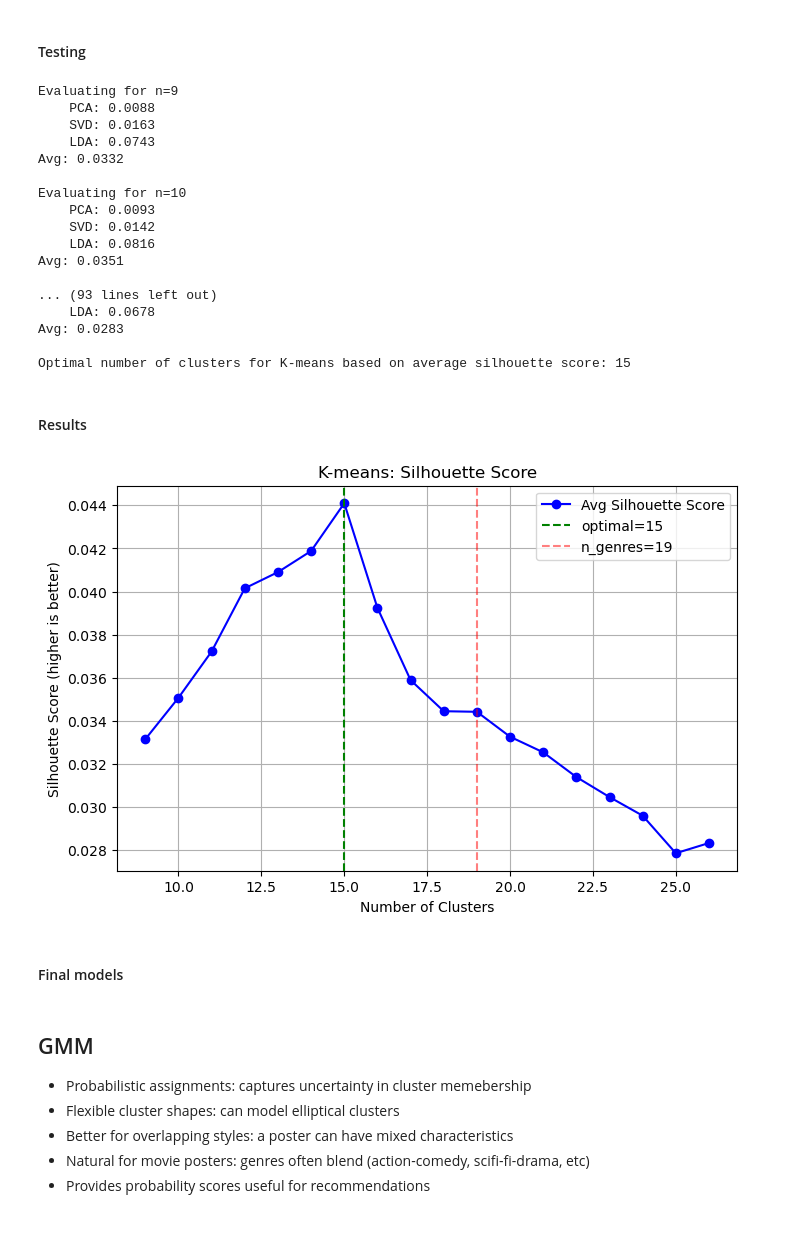
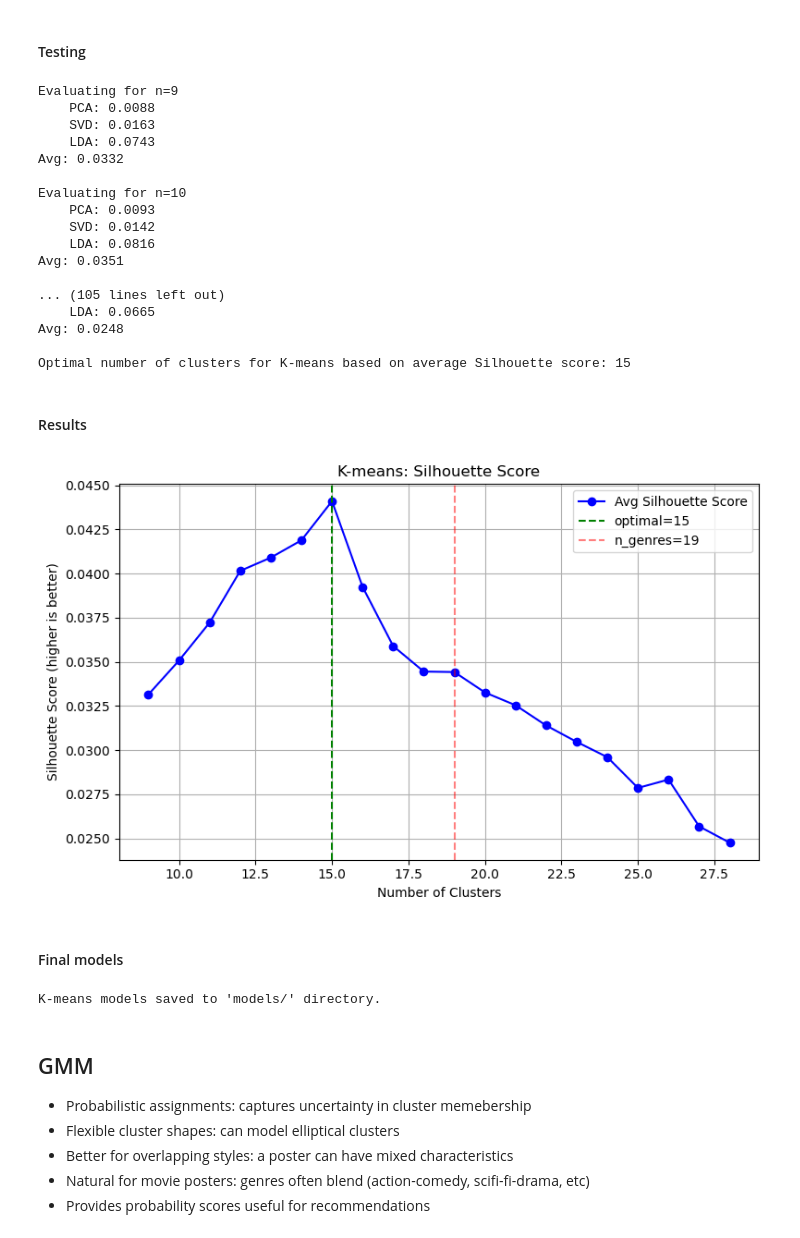
Before and after one commit to Jvnc0503/ML-Project2, a Jupyter notebook: clustering.ipynb, the cells around one changed output. Drawn from its saved outputs; the diff is of its cells as text; code cells hidden in the pictures.

Commit message:
Exported final models

```diff
--- a/clustering.ipynb
+++ b/clustering.ipynb
@@ -40,14 +40,14 @@ movies = pd.concat([movies, pd.read_csv('data/test_complete.csv')], ignore_index
 - Suitable for poster features where visual styles form distinct groups
 # %%
 class KMeans:
-    def __init__(self, n_clusters=10, max_iters=100, tol=1e-4, random_state=42):
+    def __init__(self, n_clusters=10, max_iters=50, tol=1e-4, random_state=42):
         self.n_clusters = n_clusters
         self.max_iters = max_iters
         self.tol = tol
         self.random_state = random_state
-        np.random.seed(self.random_state)
 
     def fit(self, X):
+        np.random.seed(self.random_state)
         n_samples, n_features = X.shape
 
         self.centroids = self._kmeans_plus_plus(X)
@@ -130,7 +130,7 @@ for n in n_range:
     n_silhouettes = []
 
     for method, (features, movieIds) in reduction_methods.items():
-        kmeans = KMeans(n_clusters=n, max_iters=50)
+        kmeans = KMeans(n_clusters=n)
         labels = kmeans.fit_predict(features)
         sil = silhouette_score(features, labels)
         n_silhouettes.append(sil)
@@ -141,7 +141,7 @@ for n in n_range:
     print(f"Avg: {avg:.4f}\n")
 
 optimal_n_kmeans = list(n_range)[np.argmax(avg_silhouettes)]
-print(f"Optimal number of clusters for K-means based on average silhouette score: {optimal_n_kmeans}")
+print(f"Optimal number of clusters for K-means based on average Silhouette score: {optimal_n_kmeans}")
 # %% [output]
 Evaluating for n=9
     PCA: 0.0088
@@ -155,26 +155,27 @@ Evaluating for n=10
     LDA: 0.0816
 Avg: 0.0351
 
-... (93 lines left out)
-    LDA: 0.0678
-Avg: 0.0283
+... (105 lines left out)
+    LDA: 0.0665
+Avg: 0.0248
 
-Optimal number of clusters for K-means based on average silhouette score: 15
+Optimal number of clusters for K-means based on average Silhouette score: 15
 # %% [markdown]
 #### Results
 # %%
 plt.figure(figsize=(8, 5))
 plt.plot(list(n_range), avg_silhouettes, marker='o', color='blue', label='Avg Silhouette Score')
 plt.axvline(optimal_n_kmeans, color='green', linestyle='--', label=f'optimal={optimal_n_kmeans}')
 plt.axvline(n_genres, color='red', linestyle='--', alpha=0.5, label=f'n_genres={n_genres}')
 plt.xlabel('Number of Clusters')
 plt.ylabel('Silhouette Score (higher is better)')
 plt.title('K-means: Silhouette Score')
 plt.legend()
 plt.grid(True)
+plt.tight_layout()
 plt.show()
 # %% [output]
-[figure, old version]
+[figure, new version]
 # %% [markdown]
 #### Final models
 # %%
@@ -197,6 +198,8 @@ with open('models/kmeans_lda.pkl', 'wb') as f:
     pickle.dump(kmeans_lda, f)
 
 print("K-means models saved to 'models/' directory.")
+# %% [output]
+K-means models saved to 'models/' directory.
 # %% [markdown]
 ## GMM
 
```
Also changed, not shown: parts of 4 cells of this notebook, 6 other files.
